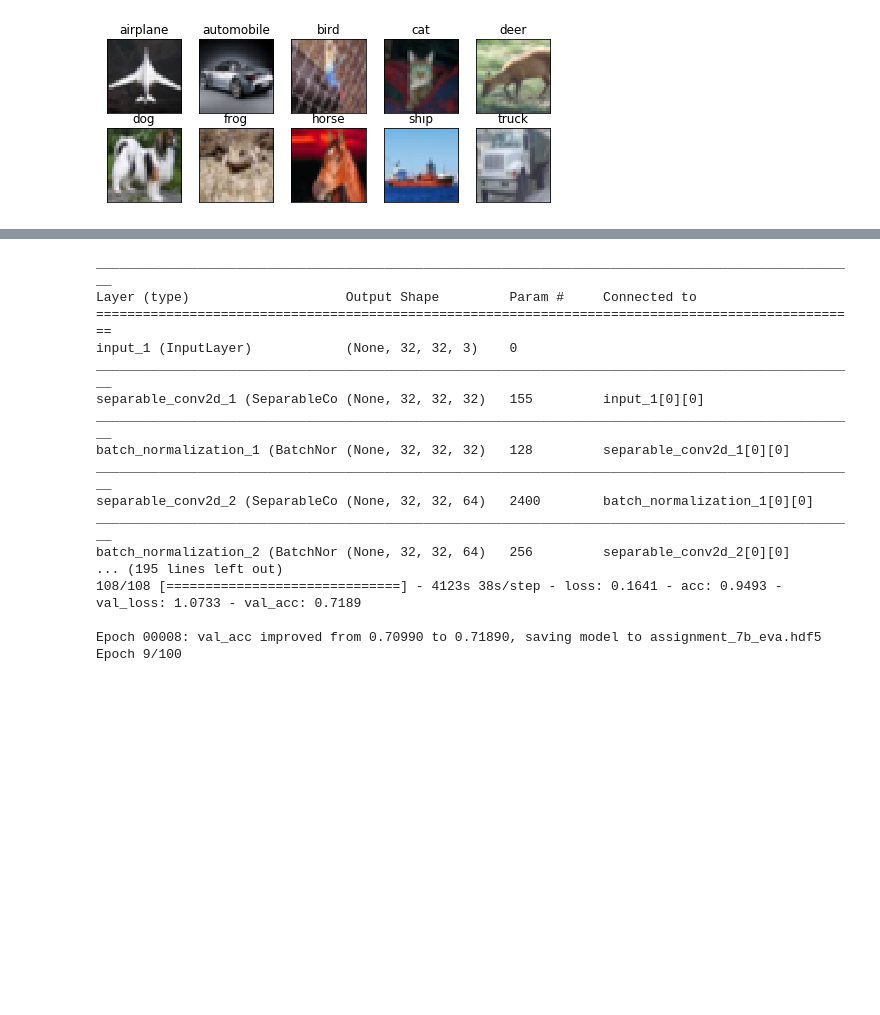
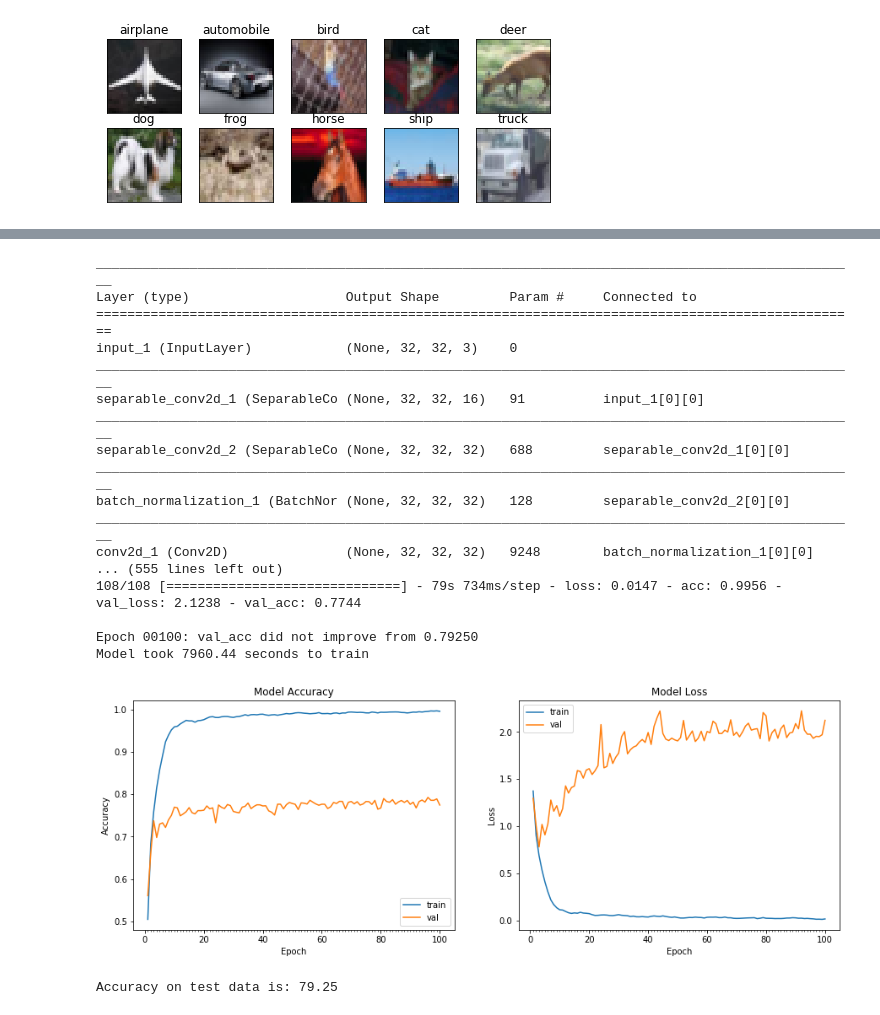
Before and after one commit to selfishhari/EVP, a Jupyter notebook: Assignment_7/assignment_7b.ipynb, the cells around one changed output, grey strips where cells are left out. Saved outputs shown, nothing was run; the diff lists cells and outputs as text; code cells hidden in the pictures; blank space fills up the shorter version.

Commit message:
updated with 100 epochs

```diff
--- a/Assignment_7/assignment_7b.ipynb
+++ b/Assignment_7/assignment_7b.ipynb
@@ -83,37 +93,37 @@ from tensorflow import space_to_depth
 from keras.layers import Concatenate
 import tensorflow as tf
 # %%
-def conv_block(x, num_blocks):
+def conv_block(x, num_blocks, block_num):
 
   for i in range(num_blocks):
 
-    x= Conv2D(32 *(i+1), kernel_size = 3,activation="relu" ,border_mode='same') (x)
+    x= Conv2D(16 *(i+1) * block_num, kernel_size = 3,activation="relu" ,border_mode='same') (x)
 
-    x = BatchNormalization() (x)
+  x = BatchNormalization() (x)
 
-
+  x = Dropout(0.3) (x)
   #x = Activation("relu") (x)
 
   return x
 
-def separable_conv_block(x, num_blocks):
+def separable_conv_block(x, num_blocks, block_num):
 
   for i in range(num_blocks):
 
-    x= SeparableConv2D(32 *(i+1), kernel_size = 3,activation="relu" ,border_mode='same') (x)
+    x= SeparableConv2D(16 *(i+1) * block_num, kernel_size = 3,activation="relu" ,border_mode='same') (x)
 
-    x = BatchNormalization() (x)
+  x = BatchNormalization() (x)
 
 
 
 
   return x
 
-def transition_block(x):
+def transition_block(x, block_num):
 
   x = MaxPooling2D(pool_size=(2, 2))(x)
 
-  x = Convolution2D(16, 1, 1, border_mode='same') (x)
+  x = Convolution2D(16 * block_num, 1, 1, border_mode='same') (x)
 
   return x
 
@@ -136,58 +146,58 @@ lambda_layer2 = Lambda(space_to_depth_keras_2)
 
 inputs = Input(shape=(32,32,3))
 
-block_1 = separable_conv_block(inputs, 2) #32
+block_1 = separable_conv_block(inputs, 2, 1) #32
 
-block_2 = conv_block(block_1, 2) # 32
+block_2 = conv_block(block_1, 2, 2) # 32
 
-block_3 = conv_block(block_2, 2) # 32
+block_3 = conv_block(block_2, 2, 3) # 32
 
 skip_1 = Concatenate(name="skip1")([block_1, block_3]) #32
 
-block_4 = separable_conv_block(skip_1, 2) #32
+block_4 = separable_conv_block(skip_1, 2, 4) #32
 
 skip_2 = Concatenate(name= "skip2")([block_1, block_4])
 
-block_5 = transition_block(skip_2) #16
+block_5 = transition_block(skip_2, 1) #16
 
 
-block_6 = separable_conv_block(block_5, 1) #16
+block_6 = separable_conv_block(block_5, 1, 2) #16
 
 skip3 = Concatenate(name="skip3")([lambda_layer(block_4), lambda_layer(block_1), block_6])
 
-block7 = conv_block(skip3, 2)#16
+block7 = conv_block(skip3, 2, 3)#16
 
 skip4 = Concatenate(name="skip4")([lambda_layer(block_3), lambda_layer(block_4), block_6, block7])
 
-block8 = separable_conv_block(skip4, 1)#16
+block8 = separable_conv_block(skip4, 1, 4)#16
 
 #67814
 
 skip5 = Concatenate(name="skip5")([block_6, block7,block8, lambda_layer(block_1), lambda_layer(block_4)])
 
 
-block9 = separable_conv_block(skip5, 2)
+block9 = separable_conv_block(skip5, 2, 5)
 #98614
 
 skip6 = Concatenate(name="skip6")([block9, block8, block_6, lambda_layer(block_1), lambda_layer(block_4)])
 
-block10 = transition_block(skip6)# 8
+block10 = transition_block(skip6, 2)# 8
 
 skip7 = Concatenate(name="skip7")([block10, lambda_layer(block7)])
 
-block11 = conv_block(skip7, 2)
+block11 = conv_block(skip7, 2, 3)
 
 #11 8 2 1
 
 skip8 = Concatenate(name="skip8")([block11, lambda_layer(block8), lambda_layer2(block_2), lambda_layer2(block_1)])
 
-block12 = separable_conv_block(skip8, 2)
+block12 = separable_conv_block(skip8, 2, 4)
 
 
 #12 11 3 2 6
 skip9 = Concatenate(name="skip9")([block12, block11, lambda_layer2(block_3), lambda_layer2(block_2), lambda_layer(block_6)])
 
-block13 = conv_block(skip9, 1)
+block13 = conv_block(skip9, 1, 5)
 
 #13 14 1 6 4 3 8
 
@@ -196,7 +206,7 @@ skip10 = Concatenate(name="skip10")([block13, block12, lambda_layer2(block_1), l
 
 
 
-block14 = separable_conv_block(skip10, 2)
+block14 = separable_conv_block(skip10, 2, 6)
 
 output_block = Conv2D(10, kernel_size=8)(block14)
 
@@ -257,19 +264,21 @@ W0622 04:14:33.809740 140638291175296 deprecation.py:323] From /usr/local/lib/py
 Instructions for updating:
 Use tf.where in 2.0, which has the same broadcast rule as np.where
 __________________________________________________________________________________________________
 Layer (type)                    Output Shape         Param #     Connected to
 ==================================================================================================
 input_1 (InputLayer)            (None, 32, 32, 3)    0
 __________________________________________________________________________________________________
-separable_conv2d_1 (SeparableCo (None, 32, 32, 32)   155         input_1[0][0]
+separable_conv2d_1 (SeparableCo (None, 32, 32, 16)   91          input_1[0][0]
 __________________________________________________________________________________________________
-batch_normalization_1 (BatchNor (None, 32, 32, 32)   128         separable_conv2d_1[0][0]
+separable_conv2d_2 (SeparableCo (None, 32, 32, 32)   688         separable_conv2d_1[0][0]
 __________________________________________________________________________________________________
-separable_conv2d_2 (SeparableCo (None, 32, 32, 64)   2400        batch_normalization_1[0][0]
+batch_normalization_1 (BatchNor (None, 32, 32, 32)   128         separable_conv2d_2[0][0]
 __________________________________________________________________________________________________
-batch_normalization_2 (BatchNor (None, 32, 32, 64)   256         separable_conv2d_2[0][0]
-... (195 lines left out)
-108/108 [==============================] - 4123s 38s/step - loss: 0.1641 - acc: 0.9493 - val_loss: 1.0733 - val_acc: 0.7189
+conv2d_1 (Conv2D)               (None, 32, 32, 32)   9248        batch_normalization_1[0][0]
+... (555 lines left out)
+108/108 [==============================] - 79s 734ms/step - loss: 0.0147 - acc: 0.9956 - val_loss: 2.1238 - val_acc: 0.7744
 
-Epoch 00008: val_acc improved from 0.70990 to 0.71890, saving model to assignment_7b_eva.hdf5
-Epoch 9/100
+Epoch 00100: val_acc did not improve from 0.79250
+Model took 7960.44 seconds to train
+[figure, added]
+Accuracy on test data is: 79.25
```
Also changed, not shown: parts of 2 cells of this notebook.
